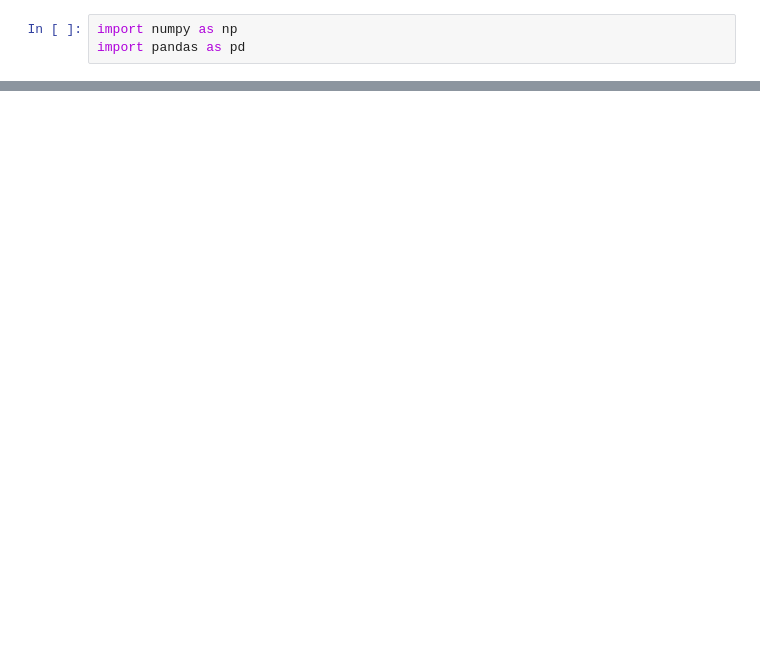
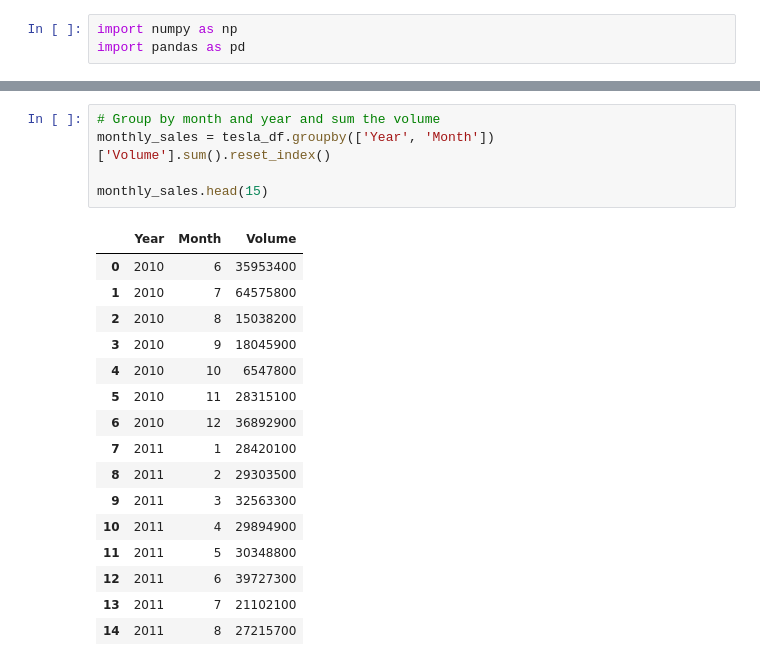
Before and after one commit to priyamurbadkar1290-jpg/Panda_lesson, a Jupyter notebook: lesson_pandas.ipynb, the cells around one changed output, grey strips where cells are left out. Cells and saved outputs as stored; diff of their text form; blank space fills up the shorter version.

```diff
--- a/lesson_pandas.ipynb
+++ b/lesson_pandas.ipynb
@@ -162,0 +795,22 @@ tech_df.head()
+# %%
+# Group by month and year and sum the volume
+monthly_sales = tesla_df.groupby(['Year', 'Month'])['Volume'].sum().reset_index()
+
+monthly_sales.head(15)
+# %% [output]
+|  | Year | Month | Volume |
+| 0 | 2010 | 6 | 35953400 |
+| 1 | 2010 | 7 | 64575800 |
+| 2 | 2010 | 8 | 15038200 |
+| 3 | 2010 | 9 | 18045900 |
+| 4 | 2010 | 10 | 6547800 |
+| 5 | 2010 | 11 | 28315100 |
+| 6 | 2010 | 12 | 36892900 |
+| 7 | 2011 | 1 | 28420100 |
+| 8 | 2011 | 2 | 29303500 |
+| 9 | 2011 | 3 | 32563300 |
+| 10 | 2011 | 4 | 29894900 |
+| 11 | 2011 | 5 | 30348800 |
+| 12 | 2011 | 6 | 39727300 |
+| 13 | 2011 | 7 | 21102100 |
+| 14 | 2011 | 8 | 27215700 |
```
Also changed, not shown: parts of 82 cells of this notebook, 2 other files.
